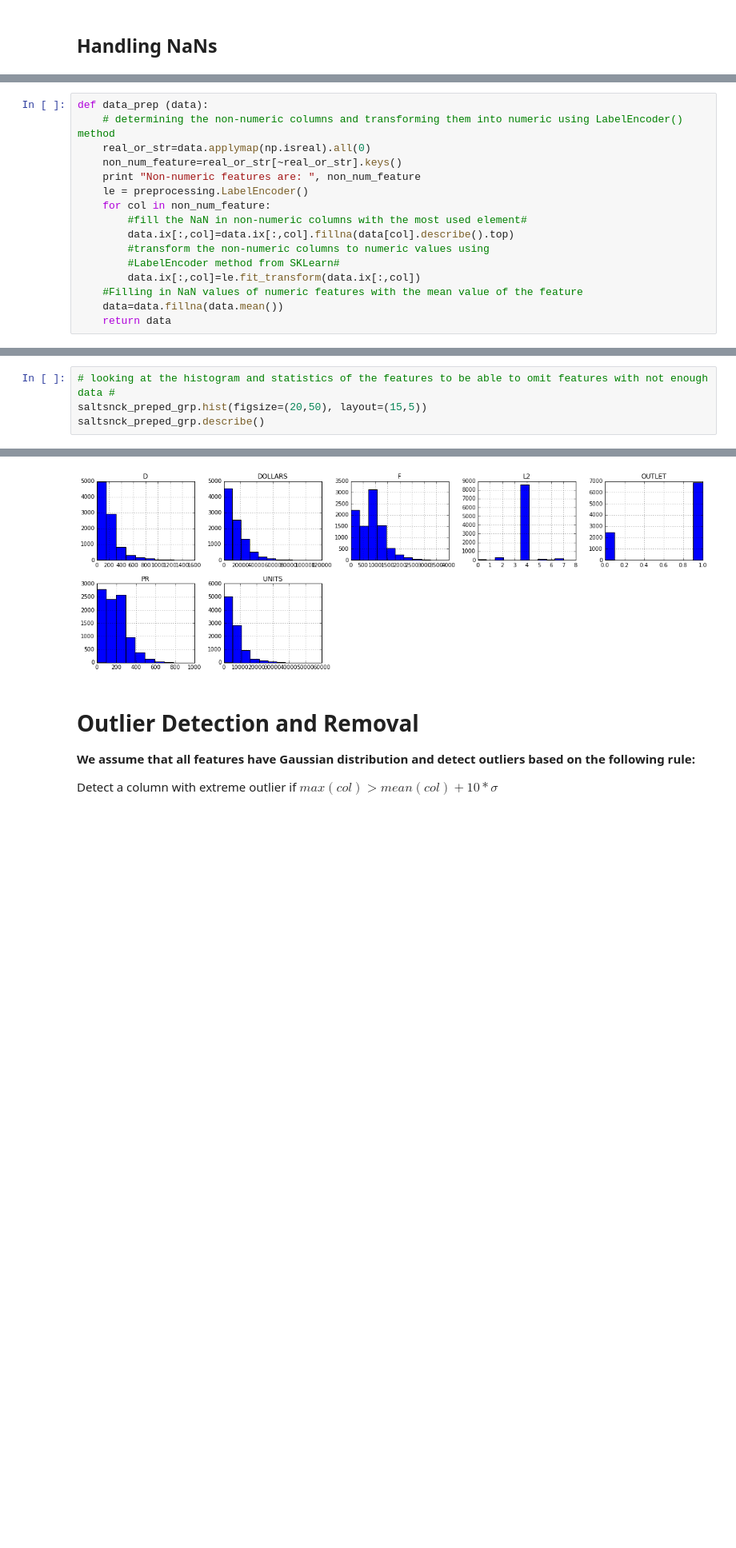
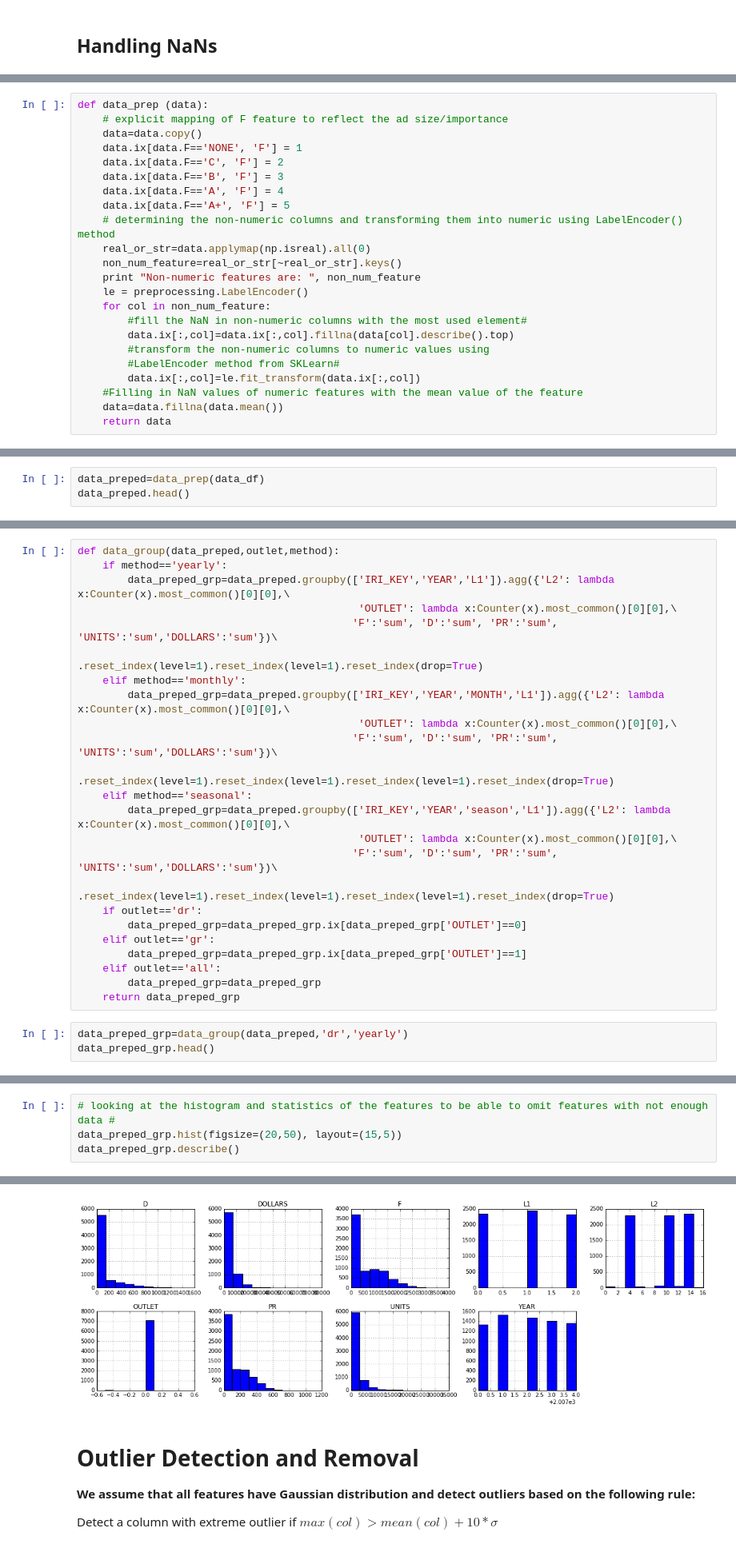
Before and after one commit to DSE220-Final-Project/final, a Jupyter notebook: final_model.ipynb, the cells around one changed output, grey strips where cells are left out. Shown at 80% size. Drawn from its saved outputs; the diff is of its cells as text; blank space fills up the shorter version.

```diff
--- a/final_model.ipynb
+++ b/final_model.ipynb
@@ -174,6 +146,13 @@ MONTH      0
 dtype: int64
 # %%
 def data_prep (data):
+    # explicit mapping of F feature to reflect the ad size/importance
+    data=data.copy()
+    data.ix[data.F=='NONE', 'F'] = 1
+    data.ix[data.F=='C', 'F'] = 2
+    data.ix[data.F=='B', 'F'] = 3
+    data.ix[data.F=='A', 'F'] = 4
+    data.ix[data.F=='A+', 'F'] = 5
     # determining the non-numeric columns and transforming them into numeric using LabelEncoder() method
     real_or_str=data.applymap(np.isreal).all(0)
     non_num_feature=real_or_str[~real_or_str].keys()
@@ -215,0 +170,3 @@ saltsnck_preped_grp.head(5)
+# %%
+data_preped=data_prep(data_df)
+data_preped.head()
@@ -215,0 +181,27 @@ saltsnck_preped_grp.head(5)
+# %%
+def data_group(data_preped,outlet,method):
+    if method=='yearly':
+        data_preped_grp=data_preped.groupby(['IRI_KEY','YEAR','L1']).agg({'L2': lambda x:Counter(x).most_common()[0][0],\
+                                             'OUTLET': lambda x:Counter(x).most_common()[0][0],\
+                                            'F':'sum', 'D':'sum', 'PR':'sum', 'UNITS':'sum','DOLLARS':'sum'})\
+                                            .reset_index(level=1).reset_index(level=1).reset_index(drop=True)
+    elif method=='monthly':
+        data_preped_grp=data_preped.groupby(['IRI_KEY','YEAR','MONTH','L1']).agg({'L2': lambda x:Counter(x).most_common()[0][0],\
+                                             'OUTLET': lambda x:Counter(x).most_common()[0][0],\
+                                            'F':'sum', 'D':'sum', 'PR':'sum', 'UNITS':'sum','DOLLARS':'sum'})\
+                                            .reset_index(level=1).reset_index(level=1).reset_index(level=1).reset_index(drop=True)
+    elif method=='seasonal':
+        data_preped_grp=data_preped.groupby(['IRI_KEY','YEAR','season','L1']).agg({'L2': lambda x:Counter(x).most_common()[0][0],\
+                                             'OUTLET': lambda x:Counter(x).most_common()[0][0],\
+                                            'F':'sum', 'D':'sum', 'PR':'sum', 'UNITS':'sum','DOLLARS':'sum'})\
+                                            .reset_index(level=1).reset_index(level=1).reset_index(level=1).reset_index(drop=True)
+    if outlet=='dr':
+        data_preped_grp=data_preped_grp.ix[data_preped_grp['OUTLET']==0]
+    elif outlet=='gr':
+        data_preped_grp=data_preped_grp.ix[data_preped_grp['OUTLET']==1]
+    elif outlet=='all':
+        data_preped_grp=data_preped_grp
+    return data_preped_grp
+# %%
+data_preped_grp=data_group(data_preped,'dr','yearly')
+data_preped_grp.head()
@@ -216,5 +215,5 @@ saltsnck_preped_grp.head(5)
 # %%
 # looking at the histogram and statistics of the features to be able to omit features with not enough data #
-saltsnck_preped_grp.hist(figsize=(20,50), layout=(15,5))
-saltsnck_preped_grp.describe()
+data_preped_grp.hist(figsize=(20,50), layout=(15,5))
+data_preped_grp.describe()
 # %% [output]
@@ -230,4 +229,4 @@ saltsnck_preped_grp.describe()
-[figure, old version]
+[figure, new version]
 # %% [markdown]
 # Outlier Detection and Removal
 
```
Also changed, not shown: parts of 36 cells of this notebook.
